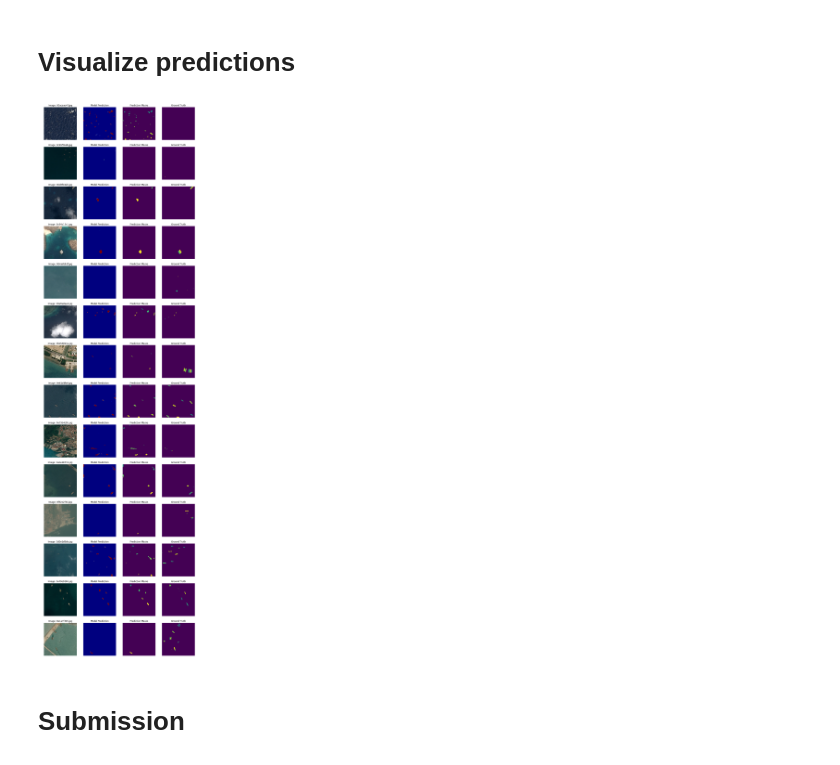
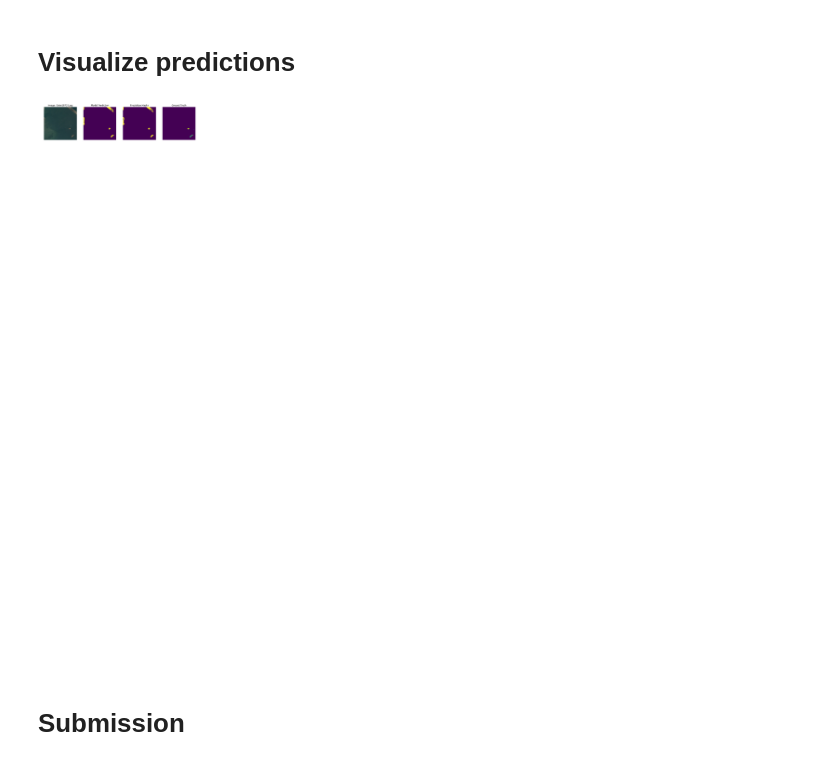
Before and after one commit to BUGenerator/Model, a Jupyter notebook: python/u-net-model-with-submission-attempt-3.ipynb, the cells around one changed output. Drawn from its saved outputs; the diff is of its cells as text; code cells hidden in the pictures.

```diff
--- a/python/u-net-model-with-submission-attempt-3.ipynb
+++ b/python/u-net-model-with-submission-attempt-3.ipynb
@@ -527,37 +528,38 @@ fullres_model.save('model_fullres_keras.h5')
 def raw_prediction(img, path=test_image_dir):
     c_img = imread(os.path.join(path, c_img_name))
     c_img = np.expand_dims(c_img, 0)/255.0
     cur_seg = fullres_model.predict(c_img)[0]
     return cur_seg, c_img[0]
 
 def smooth(cur_seg):
     return binary_opening(cur_seg>0.99, np.expand_dims(disk(2), -1))
 
 def predict(img, path=test_image_dir):
     cur_seg, c_img = raw_prediction(img, path=path)
     return smooth(cur_seg), c_img
 
 ## Get a sample of each group of ship count
 samples = valid_df.groupby('ships').apply(lambda x: x.sample(1))
 fig, m_axs = plt.subplots(samples.shape[0], 4, figsize = (15, samples.shape[0]*4))
 [c_ax.axis('off') for c_ax in m_axs.flatten()]
 
-for (ax1, ax2, ax3, ax4), c_img_name in zip(m_axs, samples.ImageId.values):
+for (ax1, ax2, ax3, ax4), c_img_name in zip(m_axs, ['0abe18731.jpg']):
     first_seg, first_img = raw_prediction(c_img_name, train_image_dir)
     ax1.imshow(first_img)
     ax1.set_title('Image: ' + c_img_name)
     ax2.imshow(first_seg[:, :, 0], cmap=get_cmap('jet'))
+    ax3.imshow(first_seg[:, :, 0])
     ax2.set_title('Model Prediction')
-    reencoded = masks_as_color(multi_rle_encode(smooth(first_seg)[:, :, 0]))
-    ax3.imshow(reencoded)
+    #reencoded = masks_as_color(multi_rle_encode(smooth(first_seg)[:, :, 0]))
+    #ax3.imshow(reencoded)
     ax3.set_title('Prediction Masks')
     ground_truth = masks_as_color(masks.query('ImageId=="{}"'.format(c_img_name))['EncodedPixels'])
     ax4.imshow(ground_truth)
     ax4.set_title('Ground Truth')
 
 fig.savefig('validation.png')
 # %% [output]
-[figure, old version]
+[figure, new version]
 # %%
 ## Customize
 #samples = valid_df.groupby('ships').apply(lambda x: x.sample(1))
```
Also changed, not shown: parts of 5 cells of this notebook.
